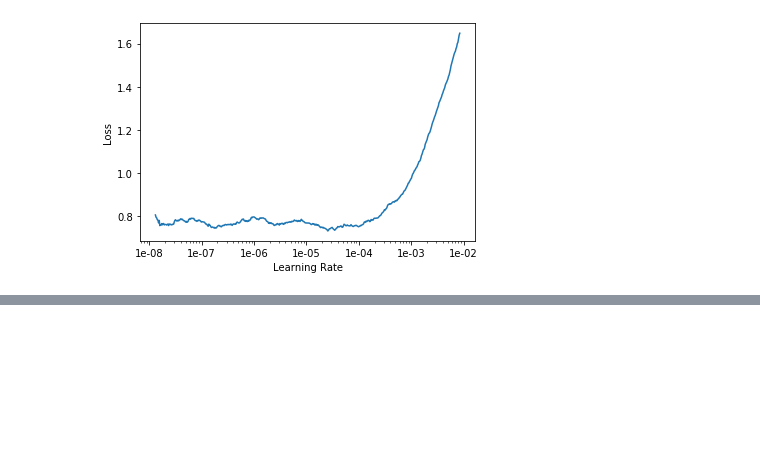
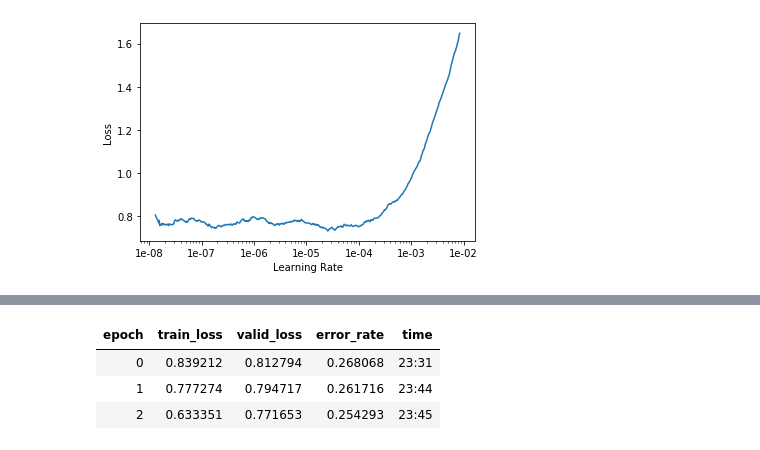
Before and after one commit to Arden-Zhu/fashion_net2, a Jupyter notebook: DeepFashion_classifer_by_category_picked.ipynb, the cells around one changed output, grey strips where cells are left out. Saved outputs shown, nothing was run; the diff lists cells and outputs as text; code cells hidden in the pictures; blank space fills up the shorter version.

Commit message:
stage-11

```diff
--- a/DeepFashion_classifer_by_category_picked.ipynb
+++ b/DeepFashion_classifer_by_category_picked.ipynb
@@ -446,0 +447,10 @@ learn.save('stage-11-1')
+# %%
+learn.load('stage-10')
+learn.unfreeze()
+learn.fit_one_cycle(3, max_lr=8e-5)
+learn.save('stage-11-2')
+# %% [output]
+| epoch | train_loss | valid_loss | error_rate | time |
+| 0 | 0.839212 | 0.812794 | 0.268068 | 23:31 |
+| 1 | 0.777274 | 0.794717 | 0.261716 | 23:44 |
+| 2 | 0.633351 | 0.771653 | 0.254293 | 23:45 |
```
Also changed, not shown: parts of 1 cell of this notebook.
